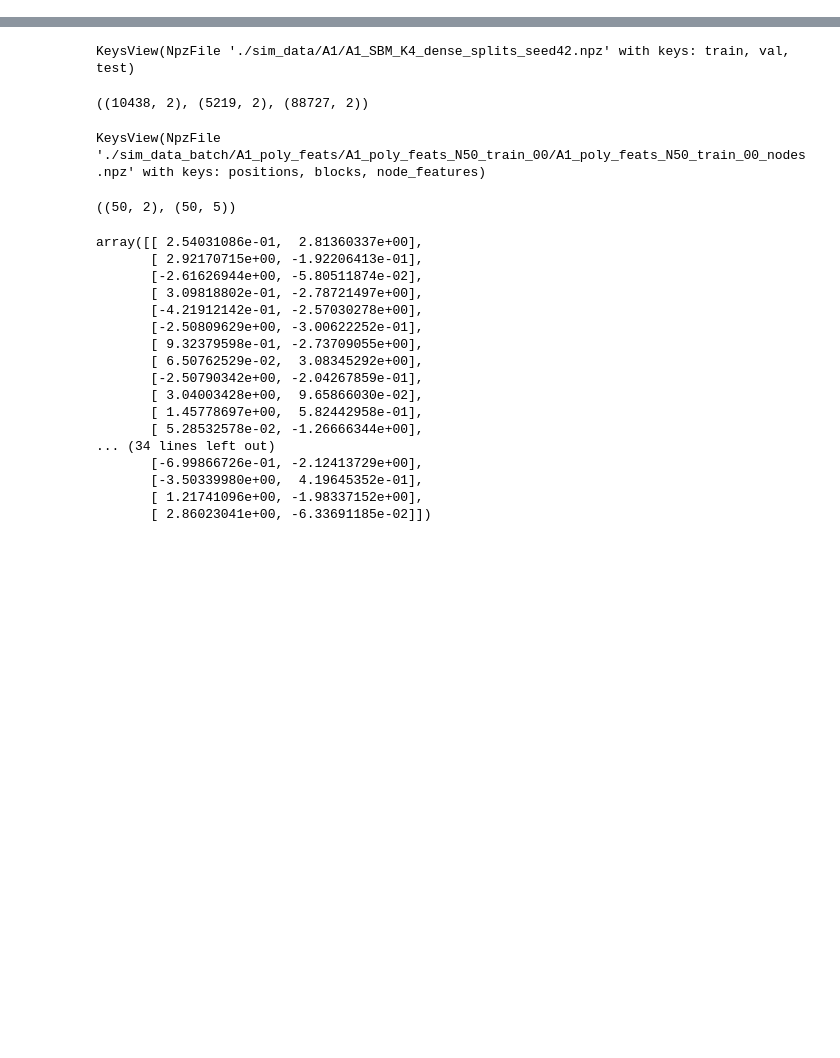
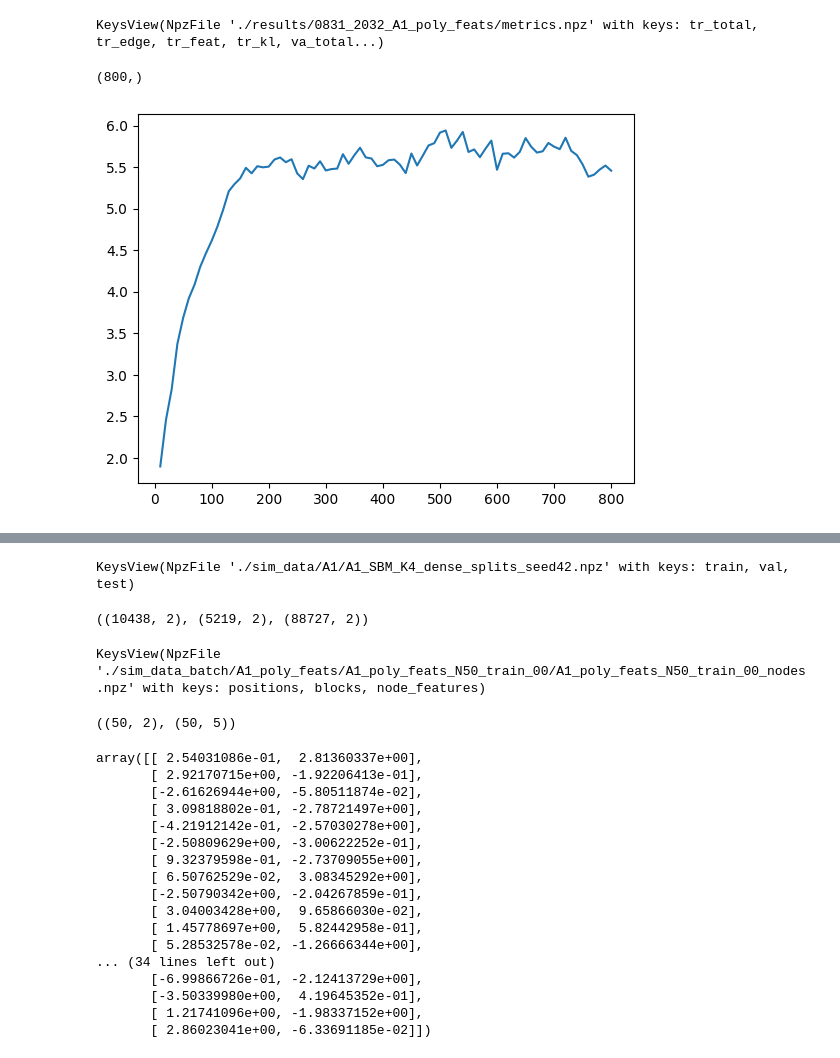
Before and after one commit to ZhangWan-byte/lpm, a Jupyter notebook: exp1_demo.ipynb, the cells around one changed output, grey strips where cells are left out. Saved outputs shown, nothing was run; the diff lists cells and outputs as text; code cells hidden in the pictures; blank space fills up the shorter version.

```diff
--- a/exp1_demo.ipynb
+++ b/exp1_demo.ipynb
@@ -1,3 +1,23 @@
 # %%
 import numpy as np
 import matplotlib.pyplot as plt
+# %%
+metrics = np.load("./results/0831_2032_A1_poly_feats/metrics.npz")
+metrics.keys()
+# %% [output]
+KeysView(NpzFile './results/0831_2032_A1_poly_feats/metrics.npz' with keys: tr_total, tr_edge, tr_feat, tr_kl, va_total...)
+# %%
+gwd2 = metrics["gwd2"]
+lp_rmse = metrics["lp_rmse"]
+# %%
+epochs = metrics["epochs"]
+epochs.shape
+# %% [output]
+(800,)
+# %%
+y = np.array(gwd2, dtype=float)
+mask = ~np.isnan(y)
+if mask.any():
+    plt.plot(epochs[mask], y[mask], label="GWD$^2$")
+# %% [output]
+[figure, added]
```
Also changed, not shown: parts of 7 cells of this notebook, 3 other files.
